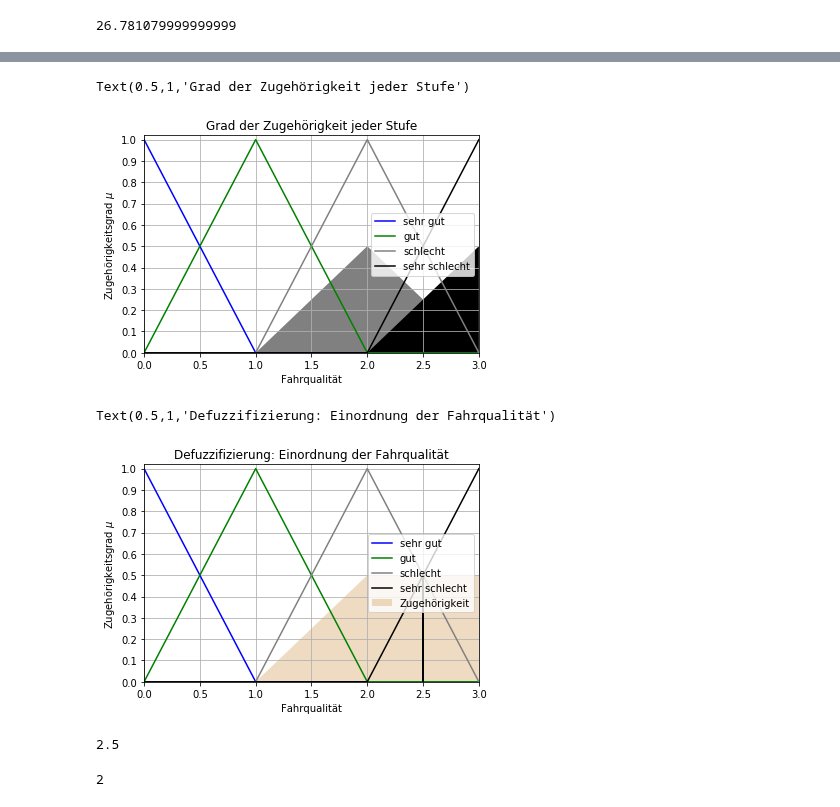
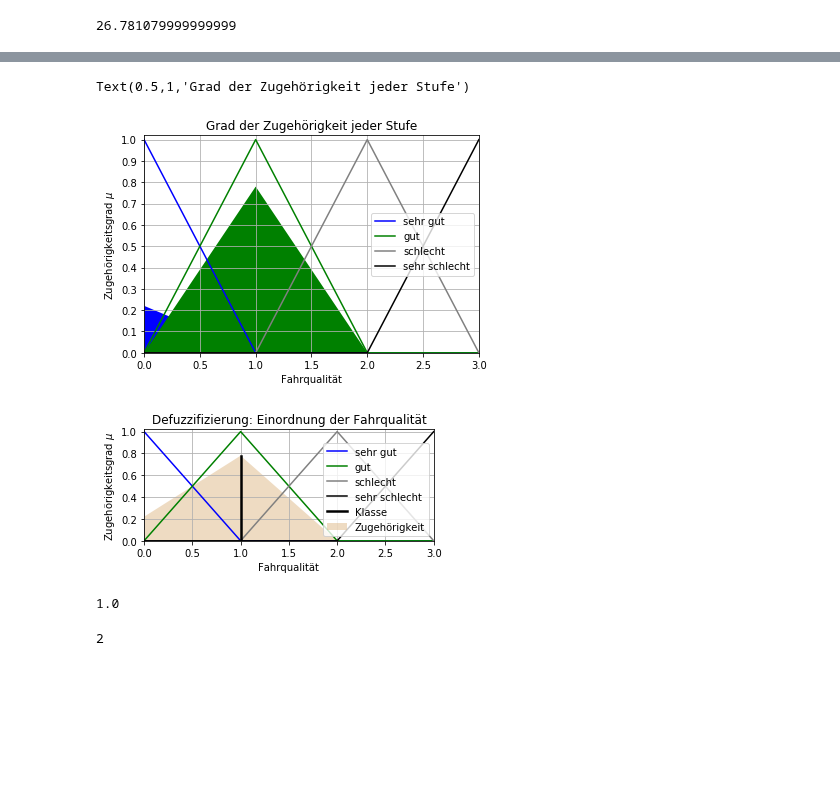
Before and after one commit to SandGreif/FahrradwegeKlassifizierung, a Jupyter notebook: daten_labeln/fuzzyLogic.ipynb, the cells around one changed output, grey strips where cells are left out. Drawn from its saved outputs; the diff is of its cells as text; code cells hidden in the pictures; blank space fills up the shorter version.

```diff
--- a/daten_labeln/fuzzyLogic.ipynb
+++ b/daten_labeln/fuzzyLogic.ipynb
@@ -440,6 +447,6 @@ Text(0.5,1,'Gleichmäßigkeit / Fahrqualität')
 # %%
 index = 17713
-accZValue = 6.3255 #featuresDf["Standardabweichung Z-Achse Beschleunigung in m/s^2"].iloc[index]
+accZValue = 3 #featuresDf["Standardabweichung Z-Achse Beschleunigung in m/s^2"].iloc[index]
 vibrationLevelVeryLow  = fuzz.interp_membership(vibration, vibrationVeryLow,  accZValue)
 vibrationLevelLow      = fuzz.interp_membership(vibration, vibrationLow,      accZValue)
 vibrationLevelHigh     = fuzz.interp_membership(vibration, vibrationHigh,     accZValue)
@@ -477,35 +484,36 @@ plt.legend(loc=5)
 plt.title("Grad der Zugehörigkeit jeder Stufe")
 # %% [output]
 Text(0.5,1,'Grad der Zugehörigkeit jeder Stufe')
-[figure, old version]
+[figure, new version]
 # %%
 # Akkumalation
+plt.figure(figsize=(5,2.5))
 accmulation = np.fmax(np.fmax(rule1, rule2),np.fmax(rule3, rule4))
 quality = fuzz.defuzz(smoothness, accmulation, 'mom')
 qualityActivation = fuzz.interp_membership(smoothness, accmulation, quality)
 # Plot Defuzzifizierung und Akkumalation
 plt.plot(smoothness, smoothnessVeryGood, 'b', label="sehr gut" )
 plt.plot(smoothness, smoothnessGood, 'g', label="gut")
 plt.plot(smoothness, smoothnessBad, c='gray', label="schlecht")
 plt.plot(smoothness, smoothnessVeryBad, 'k', label="sehr schlecht")
 plt.fill_between(smoothness, smoothZeros, accmulation, facecolor='burlywood', alpha=0.5, label="Zugehörigkeit")
-plt.plot([quality, quality], [0, qualityActivation], 'k', linewidth=2)
+plt.plot([quality, quality], [0, qualityActivation], 'k', linewidth=2.5, label="Klasse")
 plt.grid()
 plt.ylabel("Zugehörigkeitsgrad $\mu$")
 plt.xlabel("Fahrqualität")
 plt.xlim(0,3)
-plt.yticks(np.arange(0, 1.1, 0.1))
+plt.yticks(np.arange(0, 1.1, 0.2))
 plt.ylim(0,1.02)
-plt.legend(loc=5)
+plt.legend(loc=4)
 plt.title("Defuzzifizierung: Einordnung der Fahrqualität")
-#plt.savefig("defuzzifizierungValue3_Versuch2.png")
+plt.tight_layout()
+plt.savefig("defuzzifizierungValue3_Versuch2.png")
 # %% [output]
-Text(0.5,1,'Defuzzifizierung: Einordnung der Fahrqualität')
-[figure, old version]
+[figure, new version]
 # %%
 quality
 # %% [output]
-2.5
+1.0
 # %%
 round(2.5)
 # %% [output]
```
Also changed, not shown: parts of 16 cells of this notebook, 13 other files.
